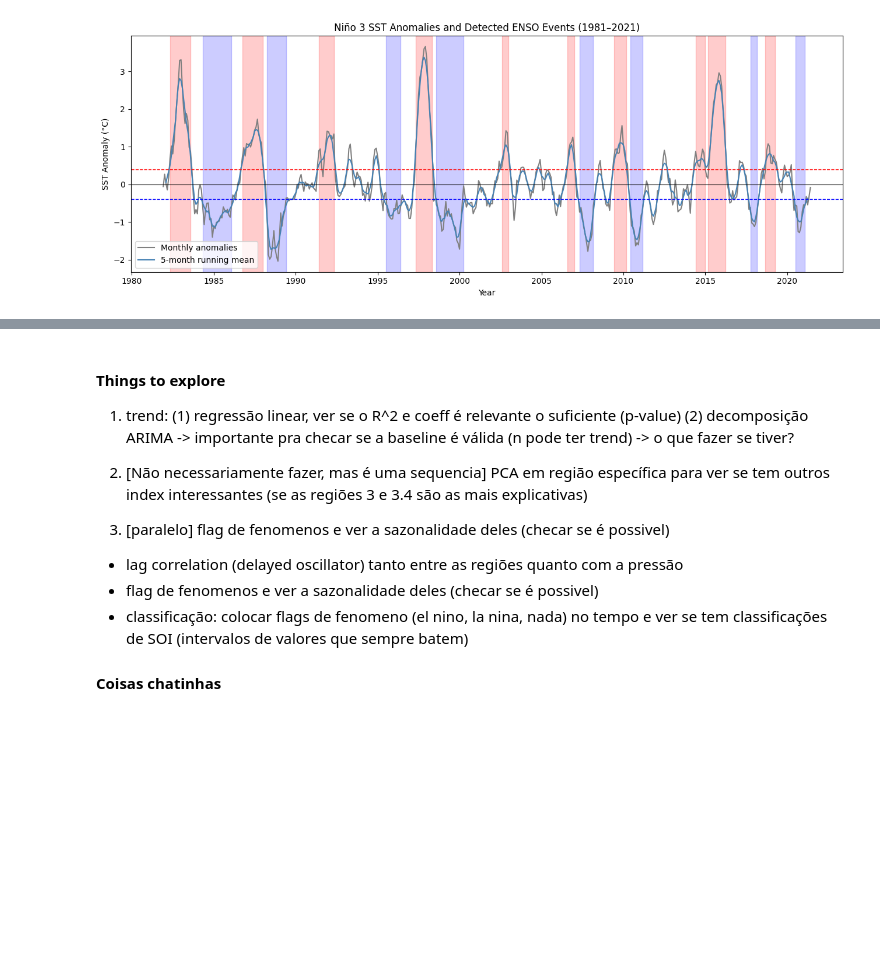
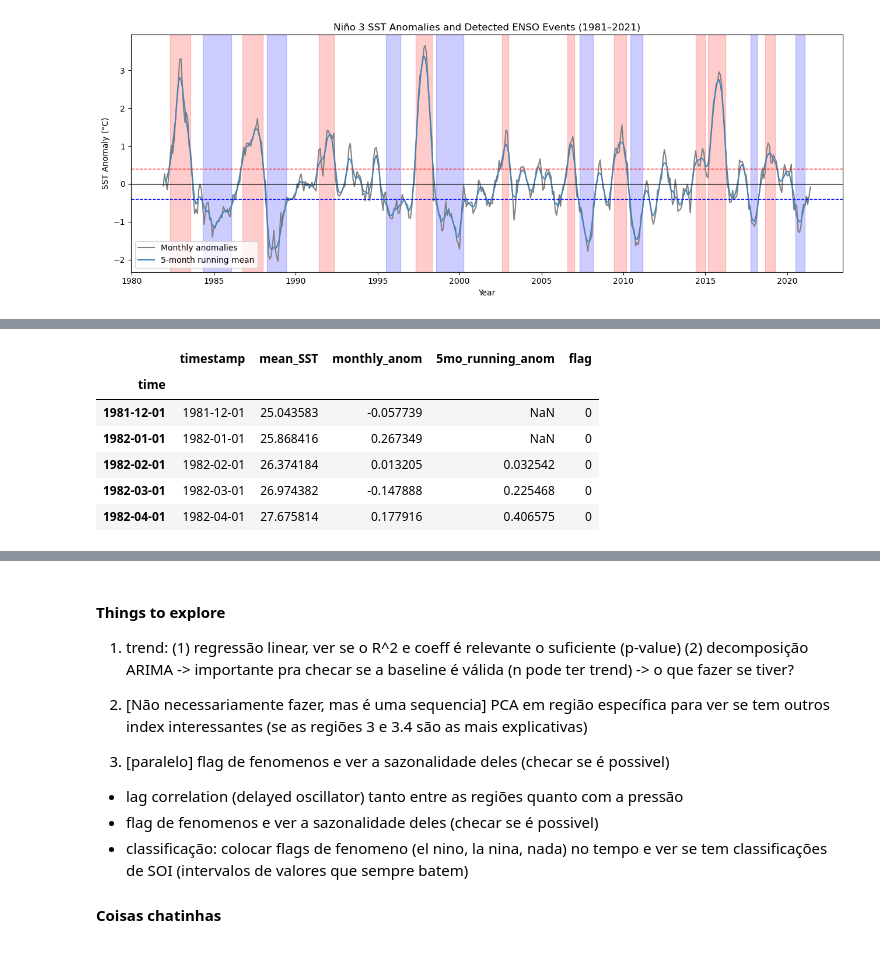
Before and after one commit to marianaolm/ML-climate, a Jupyter notebook: project_elnino.ipynb, the cells around one changed output, grey strips where cells are left out. Saved outputs shown, nothing was run; the diff lists cells and outputs as text; code cells hidden in the pictures; blank space fills up the shorter version.

```diff
--- a/project_elnino.ipynb
+++ b/project_elnino.ipynb
@@ -224,0 +235,24 @@ plt.show()
+# %%
+df3 = pd.DataFrame({
+    'timestamp': anom.index,
+    'mean_SST': sst_nino_3,
+    'monthly_anom': nino_3_anom,
+    '5mo_running_anom': anom,
+    'flag': 0, #placeholder
+})
+
+# flag el nino and la nina periods
+for start, end in elnino_periods_nino3:
+    df3.loc[(df3.index >= start) & (df3.index <= end), "flag"] = 2
+for start, end in lanina_periods_nino3:
+    df3.loc[(df3.index >= start) & (df3.index <= end), "flag"] = 1
+
+df3.head()
+# %% [output]
+|  | timestamp | mean_SST | monthly_anom | 5mo_running_anom | flag |
+| time |  |  |  |  |  |
+| 1981-12-01 | 1981-12-01 | 25.043583 | -0.057739 | NaN | 0 |
+| 1982-01-01 | 1982-01-01 | 25.868416 | 0.267349 | NaN | 0 |
+| 1982-02-01 | 1982-02-01 | 26.374184 | 0.013205 | 0.032542 | 0 |
+| 1982-03-01 | 1982-03-01 | 26.974382 | -0.147888 | 0.225468 | 0 |
+| 1982-04-01 | 1982-04-01 | 27.675814 | 0.177916 | 0.406575 | 0 |
```
Also changed, not shown: parts of 13 cells of this notebook.
